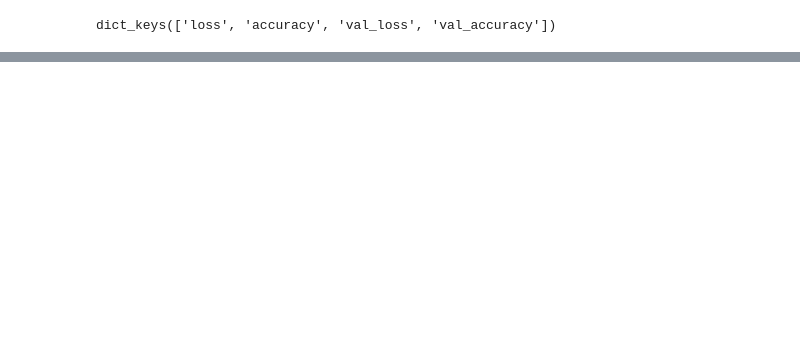
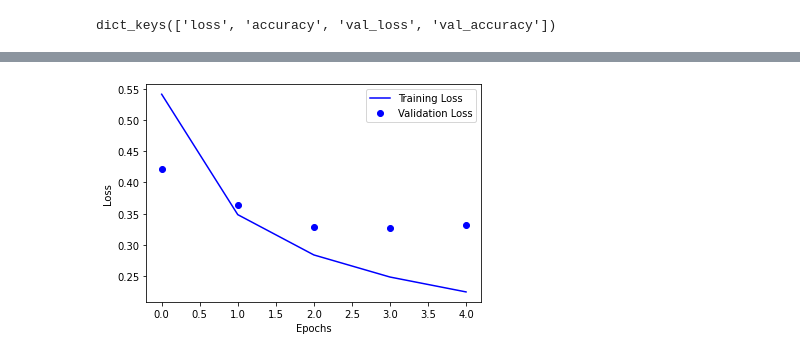
Before and after one commit to Shahir-Abdullah/DeepLearningProjects, a Jupyter notebook: MovieReviewClassifier.ipynb, the cells around one changed output, grey strips where cells are left out. Saved outputs shown, nothing was run; the diff lists cells and outputs as text; code cells hidden in the pictures; blank space fills up the shorter version.

```diff
--- a/MovieReviewClassifier.ipynb
+++ b/MovieReviewClassifier.ipynb
@@ -300,0 +301,18 @@ results
+# %%
+# adding regularizer in the layers for reducing overfitting
+from keras import regularizers
+model = Sequential()
+model.add(layers.Dense(16, kernel_regularizer=regularizers.l2(0.001),
+activation='relu', input_shape=(10000,)))
+model.add(layers.Dense(16, kernel_regularizer=regularizers.l2(0.001),
+activation='relu'))
+model.add(layers.Dense(1, activation='sigmoid'))
+model.compile(optimizer='rmsprop',
+             loss='binary_crossentropy',
+             metrics=['accuracy'])
+
+history = model.fit(partial_x_train,
+                partial_y_train,
+                epochs=5,
+                batch_size=512,
+                validation_data=(x_val, y_val))
@@ -300,0 +336,16 @@ results
+# %%
+import matplotlib.pyplot as plt
+history_dict = history.history
+val_loss = history_dict['val_loss']
+val_accuracy = history_dict['val_accuracy']
+loss = history_dict['loss']
+acc = history_dict['accuracy']
+epochs = range(0, 5)
+plt.plot(epochs, loss, 'b', label="Training Loss")
+plt.plot(epochs, val_loss, 'bo', label='Validation Loss')
+plt.xlabel('Epochs')
+plt.ylabel('Loss')
+plt.legend()
+plt.show()
+# %% [output]
+[figure, added]
```
Also changed, not shown: parts of 19 cells of this notebook.
